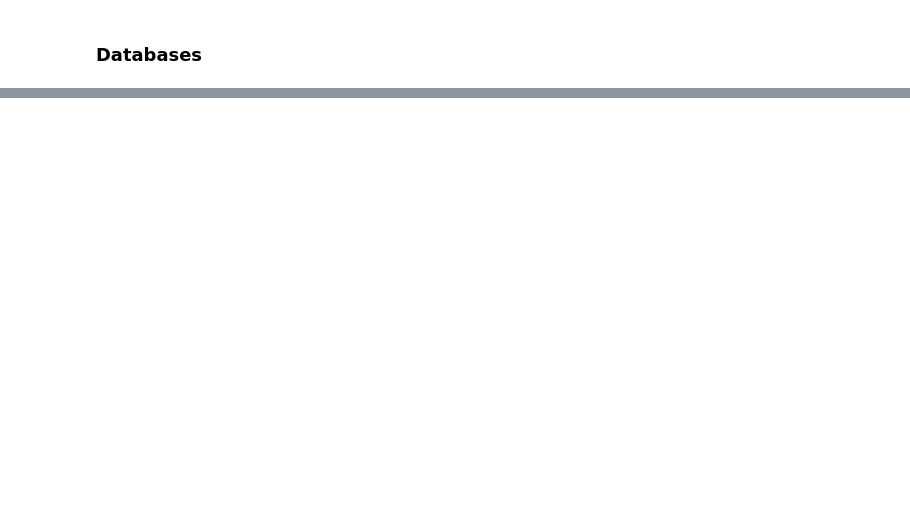
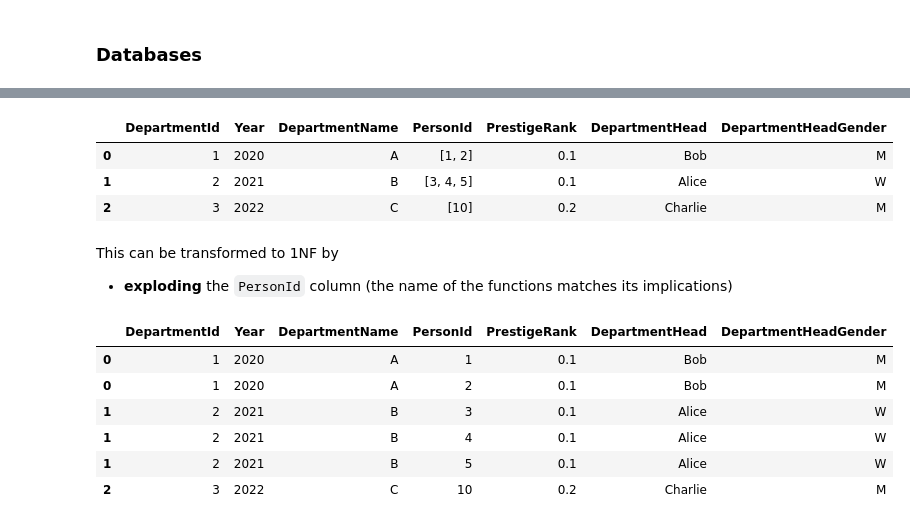
Before and after one commit to mannbach/data_norm_mini_class, a Jupyter notebook: notebooks/data_norm_class.ipynb, the cells around one changed output, grey strips where cells are left out. Cells and saved outputs as stored; diff of their text form; code cells hidden in the pictures; blank space fills up the shorter version.

```diff
--- a/notebooks/data_norm_class.ipynb
+++ b/notebooks/data_norm_class.ipynb
@@ -56,0 +429,32 @@ FILE_DATA_RAW = os.path.join("..", FILE_DATA_RAW)
+# %%
+unf = pd.DataFrame(
+    data={
+        "DepartmentId": [1, 2, 3],
+        "Year": [2020, 2021, 2022],
+        "DepartmentName": ["A", "B", "C"],
+        "PersonId": [[1,2], [3,4,5], [10]],
+        "PrestigeRank": [.1, .1, .2],
+        "DepartmentHead": ["Bob", "Alice", "Charlie"],
+        "DepartmentHeadGender": ["M", "W", "M"],
+    }
+)
+unf
+# %% [output]
+|  | DepartmentId | Year | DepartmentName | PersonId | PrestigeRank | DepartmentHead | DepartmentHeadGender |
+| 0 | 1 | 2020 | A | [1, 2] | 0.1 | Bob | M |
+| 1 | 2 | 2021 | B | [3, 4, 5] | 0.1 | Alice | W |
+| 2 | 3 | 2022 | C | [10] | 0.2 | Charlie | M |
+# %% [markdown]
+This can be transformed to 1NF by
+- **exploding** the `PersonId` column (the name of the functions matches its implications)
+# %%
+aarc_toy = unf.explode("PersonId")
+aarc_toy
+# %% [output]
+|  | DepartmentId | Year | DepartmentName | PersonId | PrestigeRank | DepartmentHead | DepartmentHeadGender |
+| 0 | 1 | 2020 | A | 1 | 0.1 | Bob | M |
+| 0 | 1 | 2020 | A | 2 | 0.1 | Bob | M |
+| 1 | 2 | 2021 | B | 3 | 0.1 | Alice | W |
+| 1 | 2 | 2021 | B | 4 | 0.1 | Alice | W |
+| 1 | 2 | 2021 | B | 5 | 0.1 | Alice | W |
+| 2 | 3 | 2022 | C | 10 | 0.2 | Charlie | M |
```
Also changed, not shown: parts of 59 cells of this notebook.
